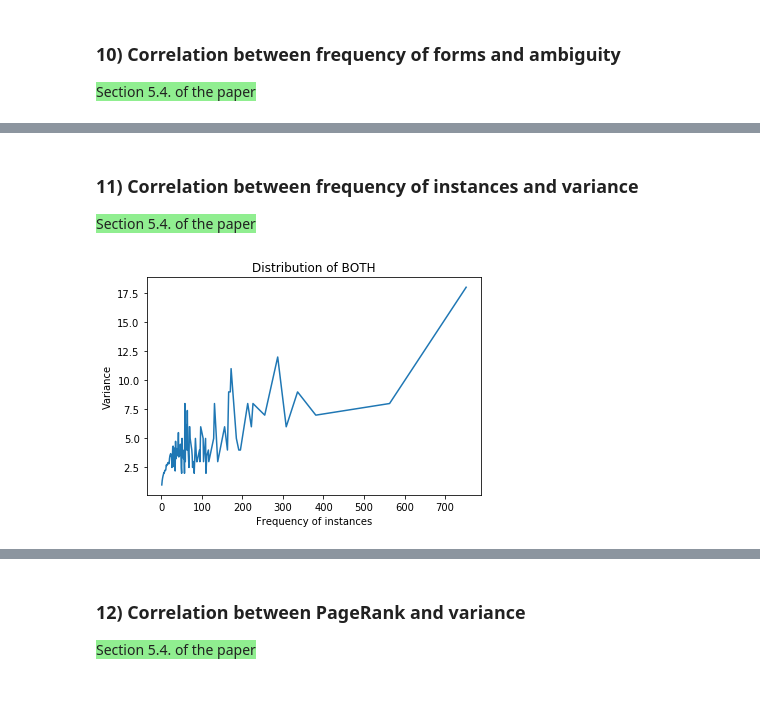
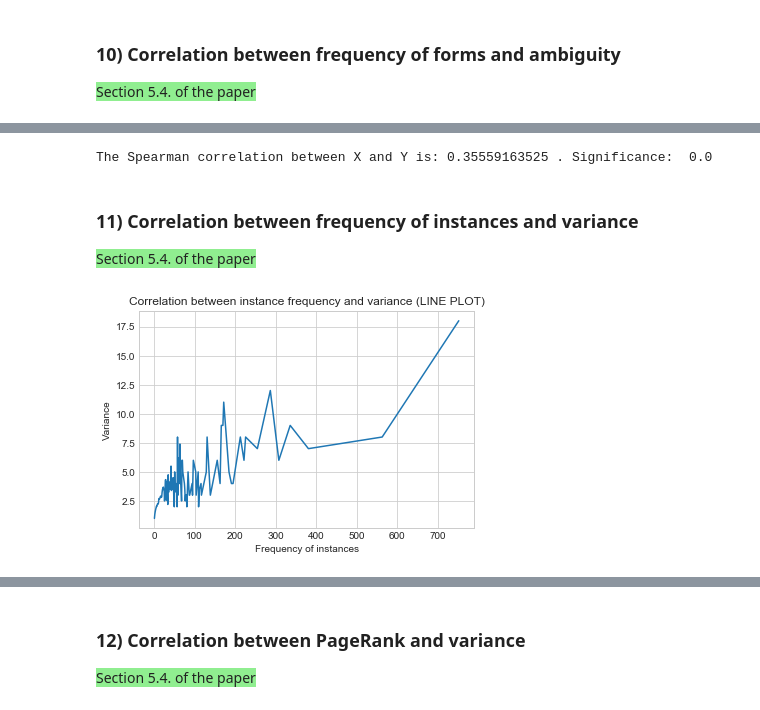
Before and after one commit to cltl/HumanLikeEL, a Jupyter notebook: Data Analysis.ipynb, the cells around one changed output, grey strips where cells are left out. Saved outputs shown, nothing was run; the diff lists cells and outputs as text; code cells hidden in the pictures.

```diff
--- a/Data Analysis.ipynb
+++ b/Data Analysis.ipynb
@@ -43,4 +49,9 @@ t2=time.time()
 <span style="background-color:lightgreen">Section 5.1. of the paper</span>
 
 **4.1. Linear plots **
+# %%
+import seaborn as sns
+sns.set_style("whitegrid")
+# %%
+save=True
 # %%
@@ -249,8 +305,19 @@ plot_utils.frequency_correlation(all_cnt_forms, ambiguity, title='BOTH', x_label
+# %%
+
+correlation, significance = spearmanr(form_x_freq,form_y_amb)
+print('The Spearman correlation between X and Y is:', correlation, '. Significance: ', significance)
+# %% [output]
+The Spearman correlation between X and Y is: 0.35559163525 . Significance:  0.0
 # %% [markdown]
 ### 11) Correlation between frequency of instances and variance
 
 <span style="background-color:lightgreen">Section 5.4. of the paper</span>
 # %%
-plot_utils.frequency_correlation(all_cnt_instances, variance, title='BOTH', x_label='Frequency of instances', y_label='Variance')
+plot_utils.frequency_correlation(all_cnt_instances,
+                                 variance,
+                                 title='Correlation between instance frequency and variance (LINE PLOT)',
+                                 x_label='Frequency of instances',
+                                 y_label='Variance',
+                                 save=save)
 # %% [output]
-[figure, old version]
+[figure, new version]
```
Also changed, not shown: parts of 34 cells of this notebook, 3 other files.
